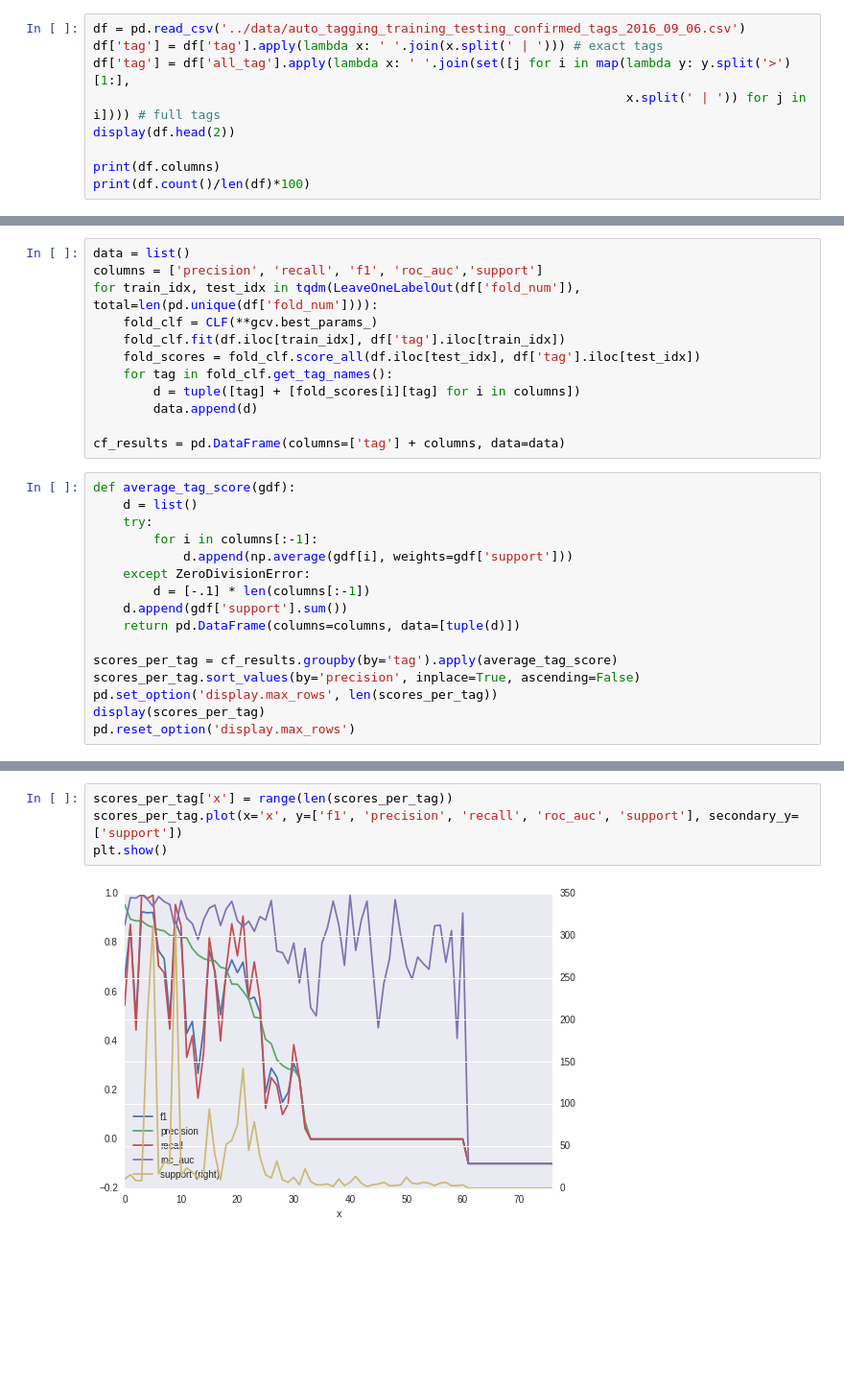
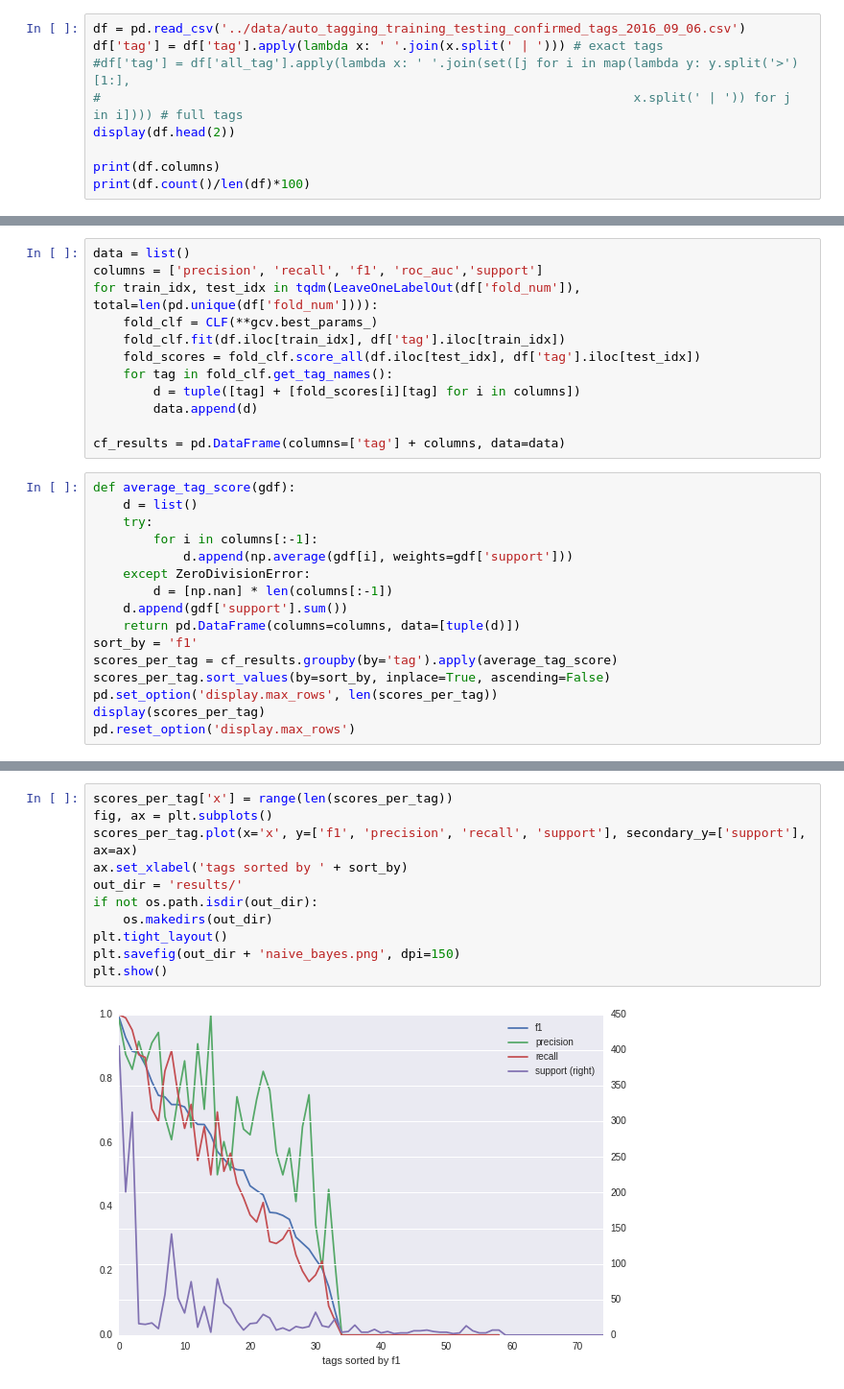
Before and after one commit to priyambj/erudite-py, a Jupyter notebook: notebooks/tagging/NMF CLF NB.ipynb, the cells around one changed output, grey strips where cells are left out. Shown at 96% size. Saved outputs shown, nothing was run; the diff lists cells and outputs as text; blank space fills up the shorter version.

```diff
--- a/notebooks/tagging/NMF CLF NB.ipynb
+++ b/notebooks/tagging/NMF CLF NB.ipynb
@@ -10,8 +10,8 @@ Using Theano backend.
 # %%
 df = pd.read_csv('../data/auto_tagging_training_testing_confirmed_tags_2016_09_06.csv')
 df['tag'] = df['tag'].apply(lambda x: ' '.join(x.split(' | '))) # exact tags
-df['tag'] = df['all_tag'].apply(lambda x: ' '.join(set([j for i in map(lambda y: y.split('>')[1:],
-                                                                       x.split(' | ')) for j in i]))) # full tags
+#df['tag'] = df['all_tag'].apply(lambda x: ' '.join(set([j for i in map(lambda y: y.split('>')[1:],
+#                                                                       x.split(' | ')) for j in i]))) # full tags
 display(df.head(2))
 
 print(df.columns)
@@ -381,12 +381,12 @@ def average_tag_score(gdf):
         for i in columns[:-1]:
             d.append(np.average(gdf[i], weights=gdf['support']))
     except ZeroDivisionError:
-        d = [-.1] * len(columns[:-1])
+        d = [np.nan] * len(columns[:-1])
     d.append(gdf['support'].sum())
     return pd.DataFrame(columns=columns, data=[tuple(d)])
-
+sort_by = 'f1'
 scores_per_tag = cf_results.groupby(by='tag').apply(average_tag_score)
-scores_per_tag.sort_values(by='precision', inplace=True, ascending=False)
+scores_per_tag.sort_values(by=sort_by, inplace=True, ascending=False)
 pd.set_option('display.max_rows', len(scores_per_tag))
 display(scores_per_tag)
 pd.reset_option('display.max_rows')
@@ -412,6 +412,13 @@ pd.reset_option('display.max_rows')
 # %%
 scores_per_tag['x'] = range(len(scores_per_tag))
-scores_per_tag.plot(x='x', y=['f1', 'precision', 'recall', 'roc_auc', 'support'], secondary_y=['support'])
+fig, ax = plt.subplots()
+scores_per_tag.plot(x='x', y=['f1', 'precision', 'recall', 'support'], secondary_y=['support'], ax=ax)
+ax.set_xlabel('tags sorted by ' + sort_by)
+out_dir = 'results/'
+if not os.path.isdir(out_dir):
+    os.makedirs(out_dir)
+plt.tight_layout()
+plt.savefig(out_dir + 'naive_bayes.png', dpi=150)
 plt.show()
 # %% [output]
-[figure, old version]
+[figure, new version]
```
Also changed, not shown: parts of 5 cells of this notebook, 5 other files.
